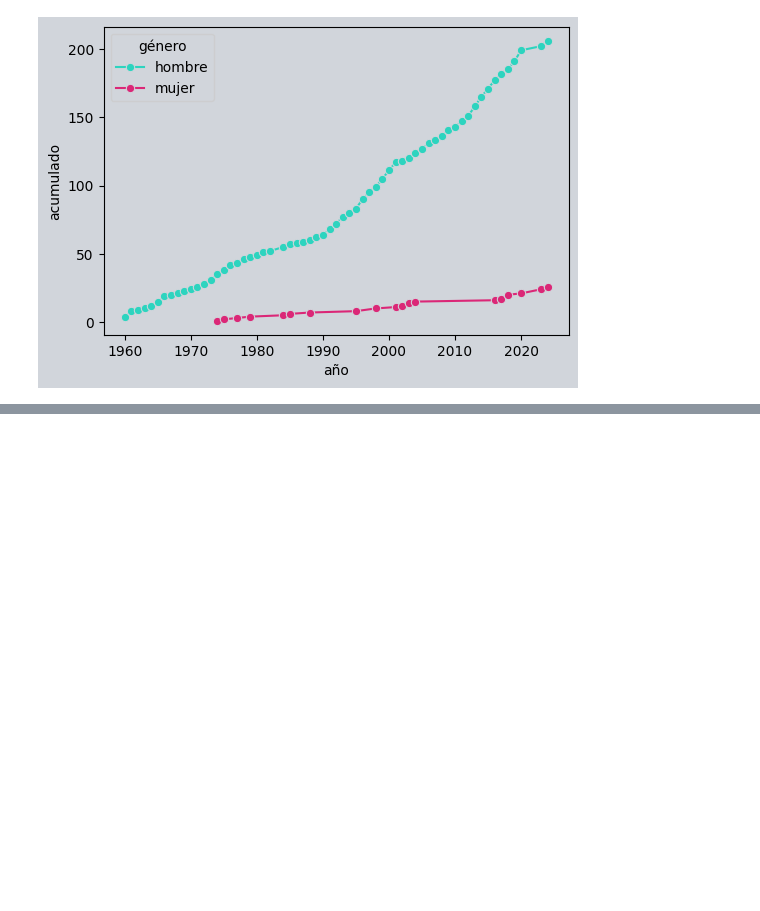
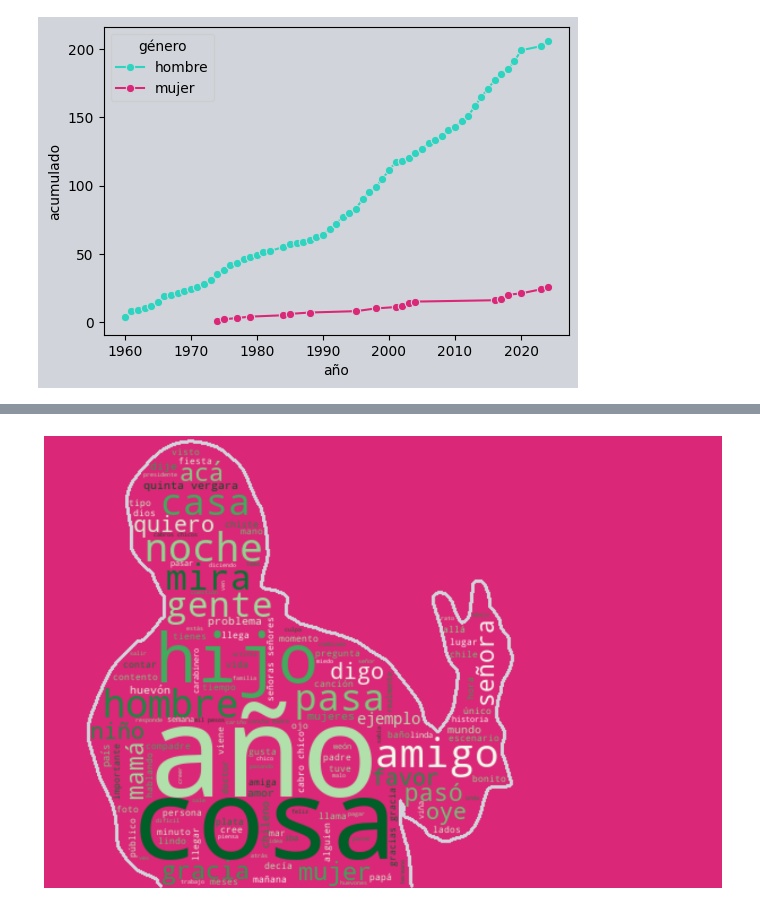
Before and after one commit to aastroza/chilean-humor, a Jupyter notebook: notebooks/00_explore_ficvn_data.ipynb, the cells around one changed output, grey strips where cells are left out. Drawn from its saved outputs; the diff is of its cells as text; code cells hidden in the pictures; blank space fills up the shorter version.

```diff
--- a/notebooks/00_explore_ficvn_data.ipynb
+++ b/notebooks/00_explore_ficvn_data.ipynb
@@ -120,0 +162,23 @@ plt.show()
+# %%
+cand_mask=np.array(Image.open('../images/meruane.png'))
+cand_mask=np.where(cand_mask > 3, 255, cand_mask)
+# %%
+wordcloud = WordCloud(stopwords = STOP_WORDS,
+                      background_color='#db2777',#'#d1d5db'
+                      collocations=True,
+                      min_word_length =3,
+                      collocation_threshold=4,
+                      contour_color='#d1d5db',#'#db2777'
+                      mask=cand_mask,
+                      colormap='Greens',
+                      contour_width=2
+                      ).generate(text)
+
+text1_dict={k: v for k, v in sorted(wordcloud.process_text(text).items(),reverse=True, key=lambda item: item[1])}
+
+plt.figure(figsize=(20,10))
+plt.imshow(wordcloud, interpolation='bilInear')
+plt.axis('off')
+plt.show()
+# %% [output]
+[figure, added]
```
Also changed, not shown: parts of 10 cells of this notebook, 14 other files.
